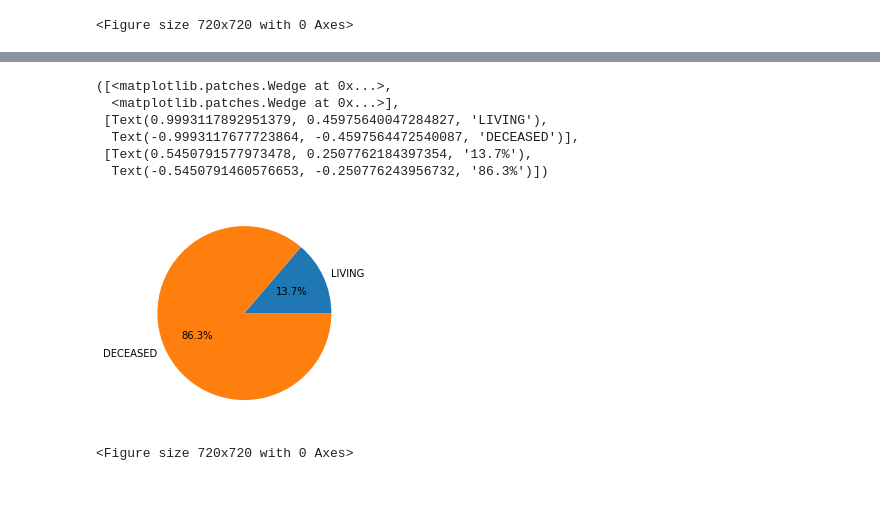
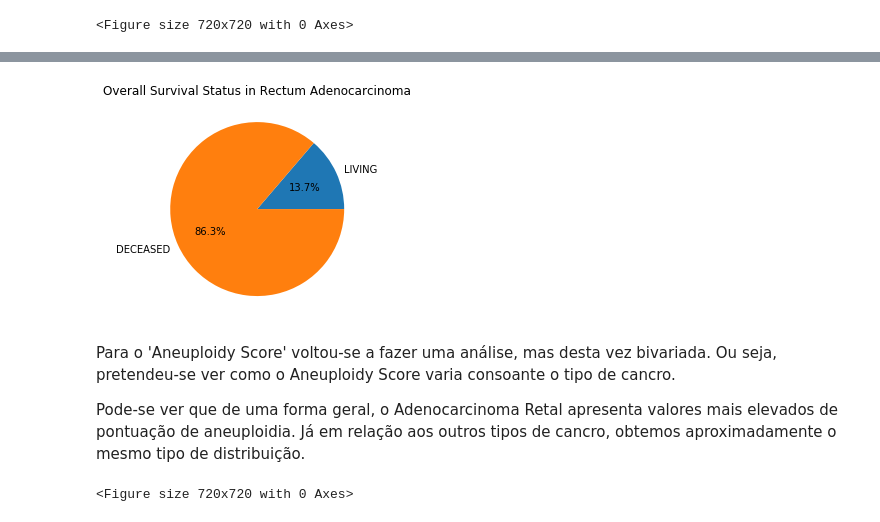
Before and after one commit to edgar-pinto/MEBIOM_BIOINF, a Jupyter notebook: dataset1.ipynb, the cells around one changed output, grey strips where cells are left out. Cells and saved outputs as stored; diff of their text form; code cells hidden in the pictures; blank space fills up the shorter version.

```diff
--- a/dataset1.ipynb
+++ b/dataset1.ipynb
@@ -680,15 +672,15 @@ plt.pie(sizes, labels = labels_nna, autopct = '%1.1f%%')
 # %%
 labels_nna = nrepeat_array(meta_flt_ra.loc[:,'Overall Survival Status'].dropna(axis = 0).values.tolist())
 sizes = list(meta_flt_ra.groupby('Overall Survival Status').size())
 plt.pie(sizes, labels = labels_nna, autopct = '%1.1f%%')
+plt.title('Overall Survival Status in Rectum Adenocarcinoma')
+plt.show()
 # %% [output]
-([<matplotlib.patches.Wedge at 0x...>,
-  <matplotlib.patches.Wedge at 0x...>],
- [Text(0.9993117892951379, 0.45975640047284827, 'LIVING'),
-  Text(-0.9993117677723864, -0.4597564472540087, 'DECEASED')],
- [Text(0.5450791577973478, 0.2507762184397354, '13.7%'),
-  Text(-0.5450791460576653, -0.250776243956732, '86.3%')])
-[figure, old version]
+[figure, new version]
+# %% [markdown]
+Para o 'Aneuploidy Score' voltou-se a fazer uma análise, mas desta vez bivariada. Ou seja, pretendeu-se ver como o Aneuploidy Score varia consoante o tipo de cancro.
+
+Pode-se ver que de uma forma geral, o Adenocarcinoma Retal apresenta valores mais elevados de pontuação de aneuploidia. Já em relação aos outros tipos de cancro, obtemos aproximadamente o mesmo tipo de distribuição.
 # %%
 plt.title('Aneuploidy Score by detailed cancer type')
 plt.xlabel('Aneuploidy Score')
```
Also changed, not shown: parts of 82 cells of this notebook.
